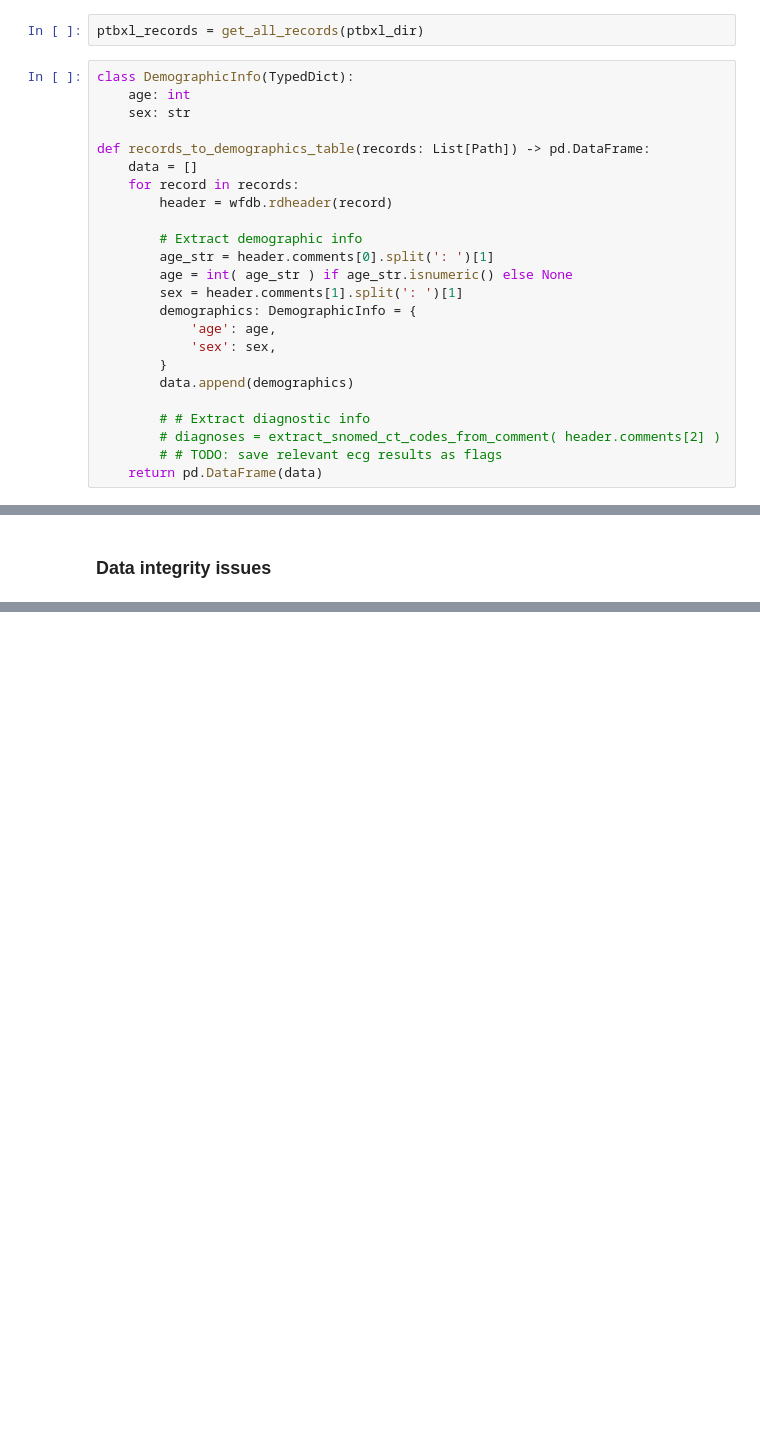
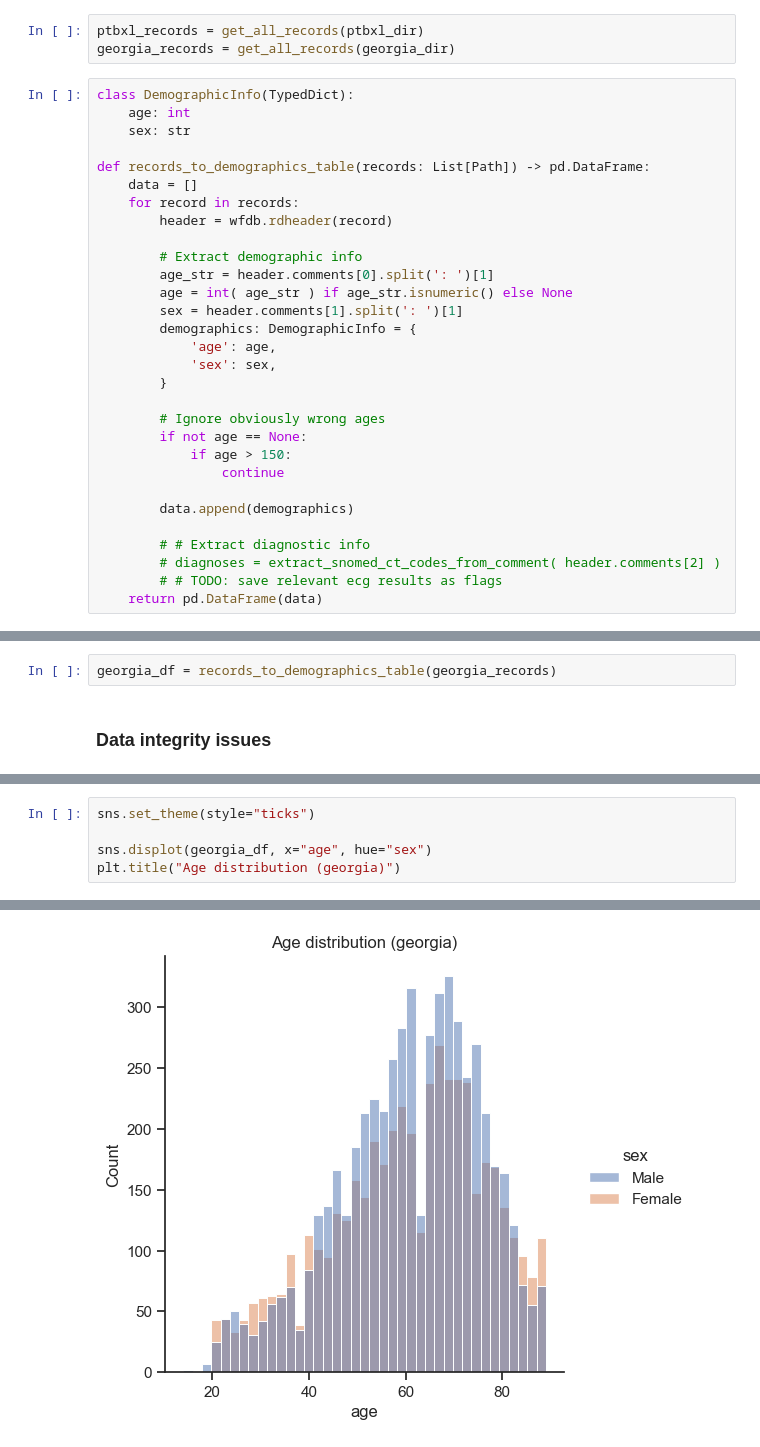
Before and after one commit to ShaunKyle/MisdiagnosisOfAthleteECG, a Jupyter notebook: nbs/PhysioNet2020-datasets.ipynb, the cells around one changed output, grey strips where cells are left out. Drawn from its saved outputs; the diff is of its cells as text; blank space fills up the shorter version.

Commit message:
age distributions

```diff
--- a/nbs/PhysioNet2020-datasets.ipynb
+++ b/nbs/PhysioNet2020-datasets.ipynb
@@ -150,6 +185,7 @@ def get_all_records(dataset_dir: Path) -> List[Path]:
     return records
 # %%
 ptbxl_records = get_all_records(ptbxl_dir)
+georgia_records = get_all_records(georgia_dir)
 # %%
 class DemographicInfo(TypedDict):
     age: int
@@ -168,6 +204,12 @@ def records_to_demographics_table(records: List[Path]) -> pd.DataFrame:
             'age': age,
             'sex': sex,
         }
+
+        # Ignore obviously wrong ages
+        if not age == None:
+            if age > 150:
+                continue
+
         data.append(demographics)
 
         # # Extract diagnostic info
@@ -176,6 +218,8 @@ def records_to_demographics_table(records: List[Path]) -> pd.DataFrame:
     return pd.DataFrame(data)
 # %%
 ptbxl_df = records_to_demographics_table(ptbxl_records)
+# %%
+georgia_df = records_to_demographics_table(georgia_records)
 # %% [markdown]
 ### Data integrity issues
 # %%
@@ -192,0 +301,6 @@ ptbxl_df[ptbxl_df.age.isna()].head()
+# %%
+sns.set_theme(style="ticks")
+
+sns.displot(georgia_df, x="age", hue="sex")
+plt.title("Age distribution (georgia)")
+# %% [output]
@@ -192,0 +308 @@ ptbxl_df[ptbxl_df.age.isna()].head()
+[figure, added]
```
Also changed, not shown: parts of 22 cells of this notebook.
